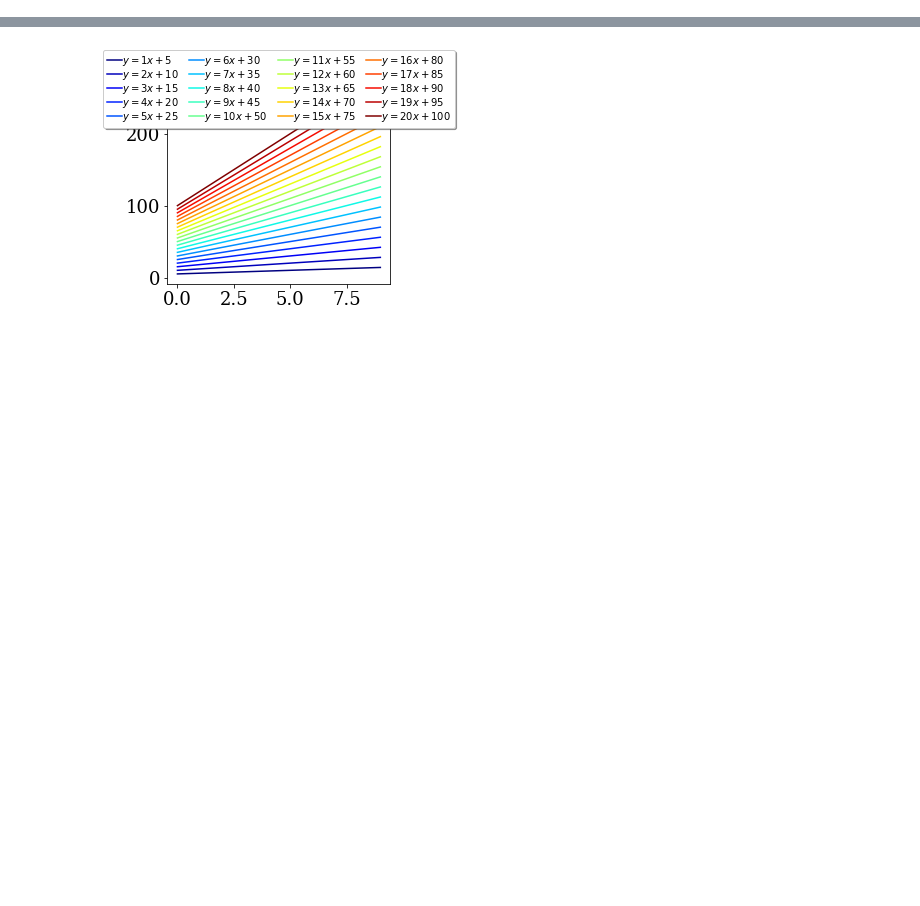
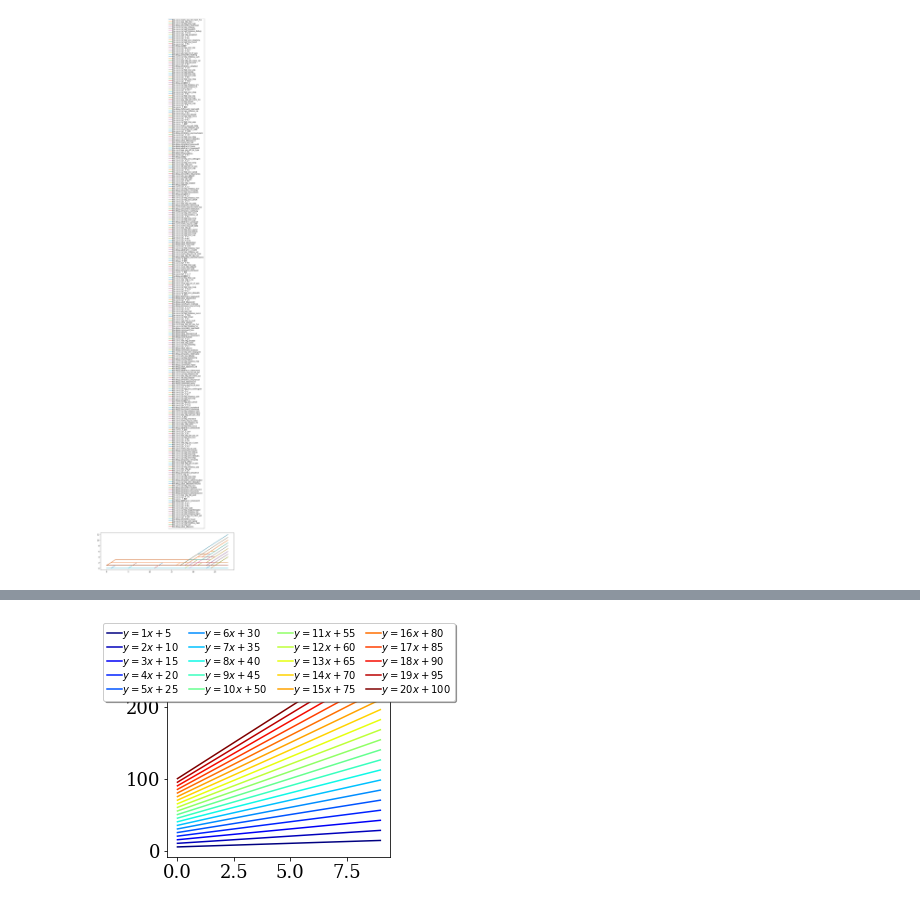
Before and after one commit to H0TSUN/Graph_meterial, a Jupyter notebook: graph_register.ipynb, the cells around one changed output, grey strips where cells are left out. Cells and saved outputs as stored; diff of their text form; code cells hidden in the pictures; blank space fills up the shorter version.

```diff
--- a/graph_register.ipynb
+++ b/graph_register.ipynb
@@ -1 +6,32 @@
+# %%
+# 1. all of register draw in one figure
+import matplotlib.pyplot as plt
+import numpy as np
+import csv
+labels = []
+with open('rv5_30/reg5_result_count.csv', newline='') as csvfile:
+    reader = csv.reader(csvfile)
+    for line in reader:
+        x = np.arange(29)
+        plt.plot(x, line[1:])
+        labels.append(line[0])
+
+plt.legend(labels,
+           loc='best', bbox_to_anchor=[0.5, 1.1],
+           columnspacing=1.0, labelspacing=0.0,
+           handletextpad=0.0, handlelength=2.0,
+           fancybox=True, shadow=True)
+plt.yscale('linear')
+
+path = 'rv5_30'
+figname = 'all_of_figure.png'
+dest = os.path.join(path, figname)
+
+#file save
+plt.savefig(dest)
+plt.show()
+plt.cla()
+plt.close()
+# %% [output]
+[figure, added]
 # %%
```
Also changed, not shown: parts of 10 cells of this notebook.
